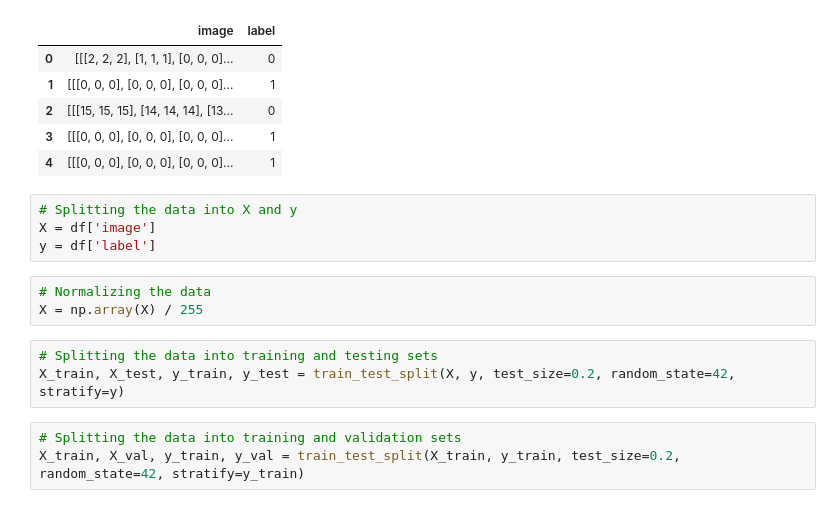
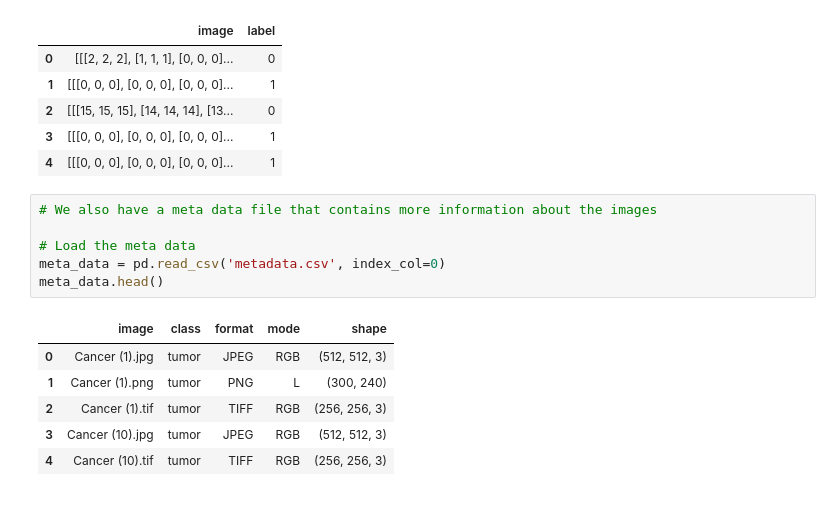
Before and after one commit to NoaAmichai/Brain_Tumor_Classification, a Jupyter notebook: Brain_Tumor_Classifiction.ipynb, the cells around one changed output. Drawn from its saved outputs; the diff is of its cells as text.

```diff
--- a/Brain_Tumor_Classifiction.ipynb
+++ b/Brain_Tumor_Classifiction.ipynb
@@ -78,16 +78,16 @@ df.head()
 | 2 | [[[15, 15, 15], [14, 14, 14], [13... | 0 |
 | 3 | [[[0, 0, 0], [0, 0, 0], [0, 0, 0]... | 1 |
 | 4 | [[[0, 0, 0], [0, 0, 0], [0, 0, 0]... | 1 |
-# %%
-# Splitting the data into X and y
-X = df['image']
-y = df['label']
-# %%
-# Normalizing the data
-X = np.array(X) / 255
-# %%
-# Splitting the data into training and testing sets
-X_train, X_test, y_train, y_test = train_test_split(X, y, test_size=0.2, random_state=42, stratify=y)
-# %%
-# Splitting the data into training and validation sets
-X_train, X_val, y_train, y_val = train_test_split(X_train, y_train, test_size=0.2, random_state=42, stratify=y_train)
+# %%
+# We also have a meta data file that contains more information about the images
+
+# Load the meta data
+meta_data = pd.read_csv('metadata.csv', index_col=0)
+meta_data.head()
+# %% [output]
+|  | image | class | format | mode | shape |
+| 0 | Cancer (1).jpg | tumor | JPEG | RGB | (512, 512, 3) |
+| 1 | Cancer (1).png | tumor | PNG | L | (300, 240) |
+| 2 | Cancer (1).tif | tumor | TIFF | RGB | (256, 256, 3) |
+| 3 | Cancer (10).jpg | tumor | JPEG | RGB | (512, 512, 3) |
+| 4 | Cancer (10).tif | tumor | TIFF | RGB | (256, 256, 3) |
```
Also changed, not shown: parts of 6 cells of this notebook.
